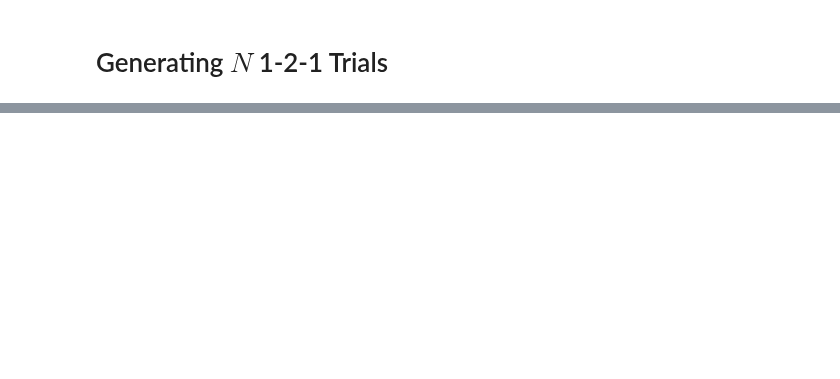
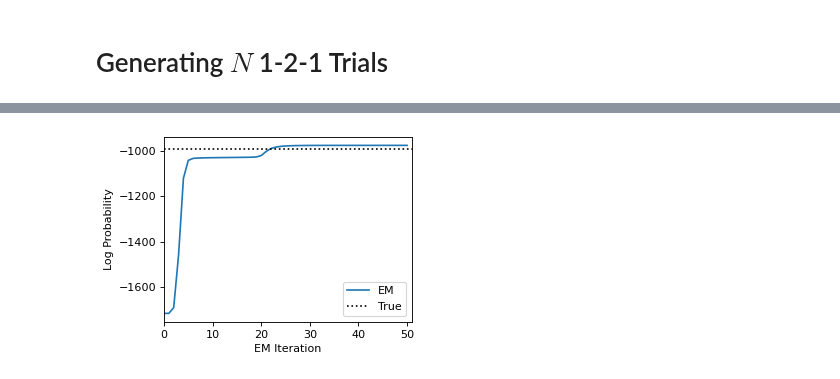
Before and after one commit to mobeets/falldown, a Jupyter notebook: analysis/synthetic_data_experiments.ipynb, the cells around one changed output, grey strips where cells are left out. Saved outputs shown, nothing was run; the diff lists cells and outputs as text; code cells hidden in the pictures; blank space fills up the shorter version.

```diff
--- a/analysis/synthetic_data_experiments.ipynb
+++ b/analysis/synthetic_data_experiments.ipynb
@@ -272,0 +306,24 @@ Successfully installed autograd-1.8.0 ssm-0.0.1
+# %%
+total_trials = len(trials)
+full_inpts = np.ones((len(trials), 3))
+
+full_inpts[:, 0] = input_variables_2['greedy_diff']
+full_inpts[:, 1] = input_variables_2['second_level_diff']
+
+num_sess = 5  # Change this to whatever number you need
+
+# 3. Split the large array into a list of smaller session arrays
+inpts_per_session = np.array_split(full_inpts, num_sess)
+
+true_latents, true_choices = [], []
+
+# 4. Iterate through each chunk
+for sess_inpts in inpts_per_session:
+    # Get the actual number of trials in this specific chunk
+    num_trials_in_sess = len(sess_inpts)
+
+    # Sample using just this chunk's inputs
+    true_z, true_y = true_glmhmm.sample(num_trials_in_sess, input=sess_inpts)
+
+    true_latents.append(true_z)
+    true_choices.append(true_y)
@@ -272,0 +335,17 @@ Successfully installed autograd-1.8.0 ssm-0.0.1
+# %%
+new_glmhmm = ssm.HMM(num_states, obs_dim, input_dim, observations="input_driven_obs",
+                   observation_kwargs=dict(C=num_categories), transitions="standard")
+
+N_iters = 200
+fit_ll = new_glmhmm.fit(true_choices, inputs=inpts_per_session, method="em", num_iters=N_iters, tolerance=10**-4)
+# %%
+fig = plt.figure(figsize=(4, 3), dpi=80, facecolor='w', edgecolor='k')
+plt.plot(fit_ll, label="EM")
+plt.plot([0, len(fit_ll)], true_ll * np.ones(2), ':k', label="True")
+plt.legend(loc="lower right")
+plt.xlabel("EM Iteration")
+plt.xlim(0, len(fit_ll))
+plt.ylabel("Log Probability")
+plt.show()
+# %% [output]
+[figure, added]
```
Also changed, not shown: parts of 15 cells of this notebook, 1 other file.
